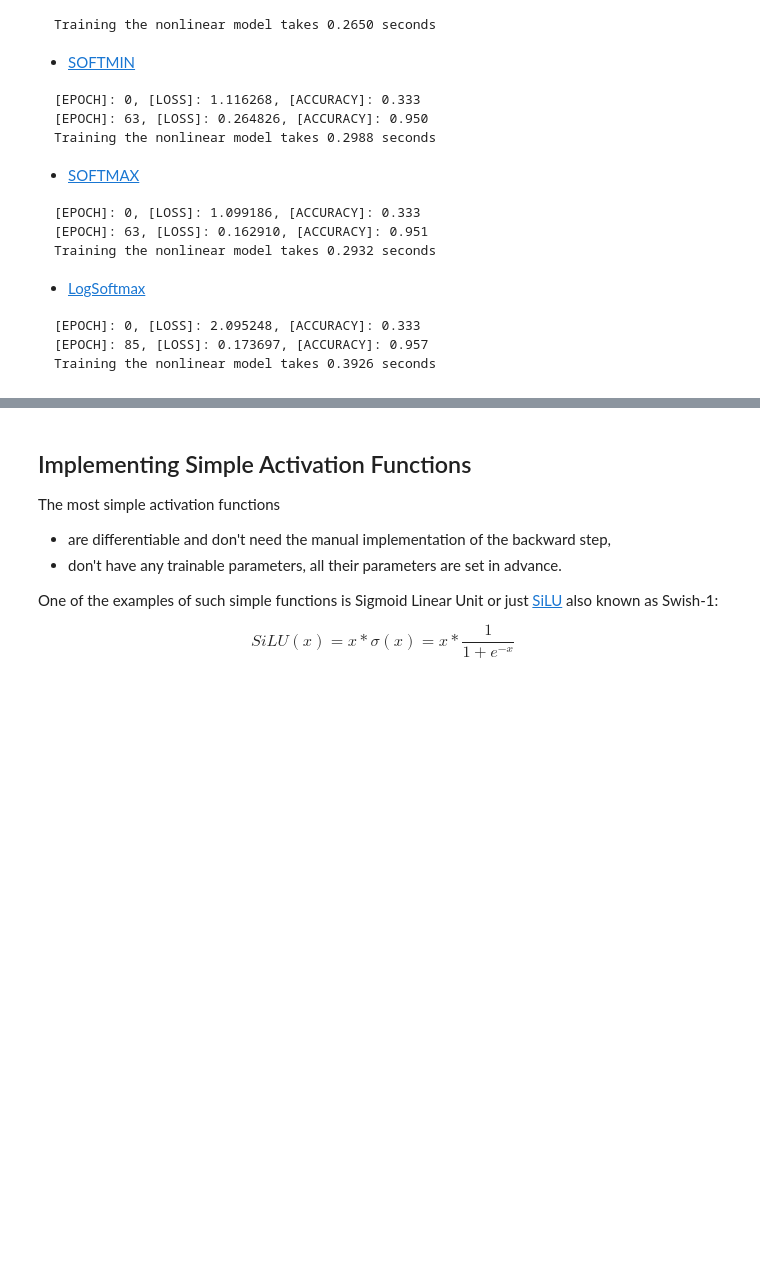
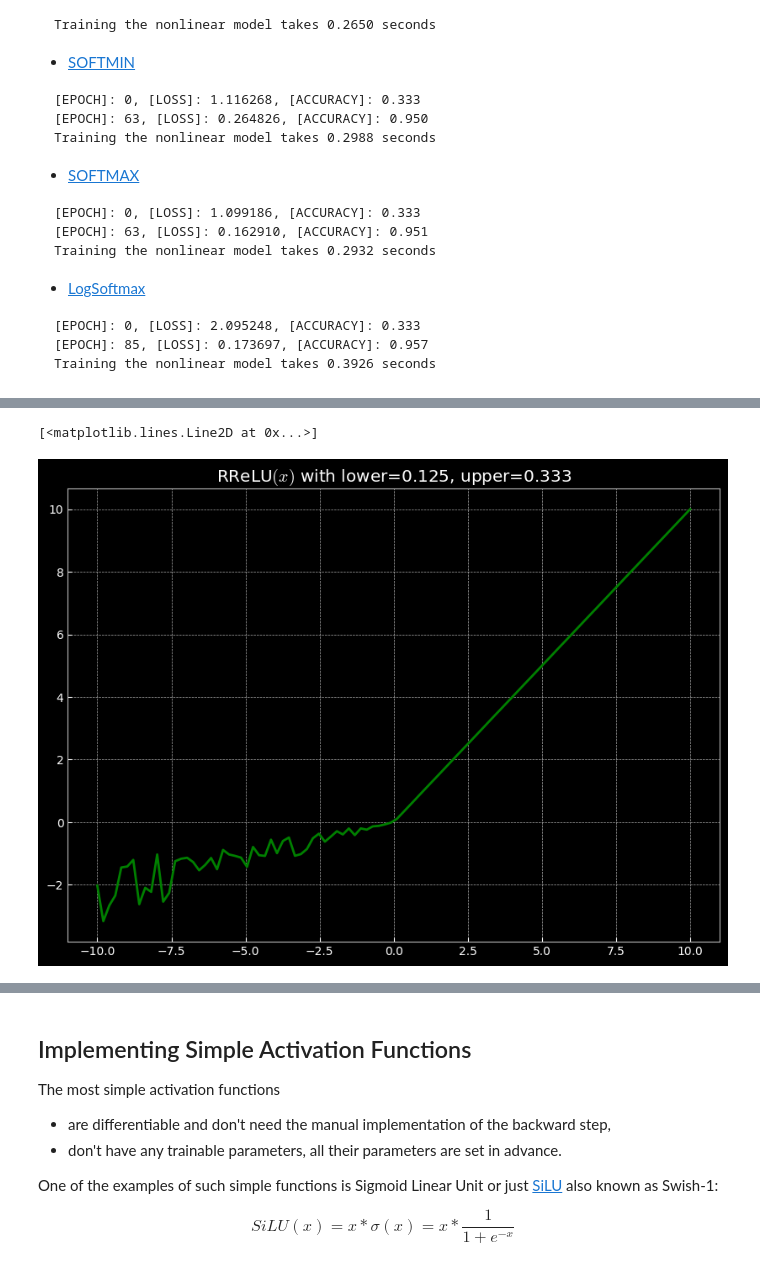
Before and after one commit to xevor11/SURF-TF-Model, a Jupyter notebook: DL4spiral-classification.ipynb, the cells around one changed output, grey strips where cells are left out. Drawn from its saved outputs; the diff is of its cells as text; code cells hidden in the pictures; blank space fills up the shorter version.

```diff
--- a/DL4spiral-classification.ipynb
+++ b/DL4spiral-classification.ipynb
@@ -378,0 +577,18 @@ Training the nonlinear model takes 0.3926 seconds
+# %%
+def rrelu(x, lower=0.125, upper=0.333):
+    if x >= 0:
+        return x
+    else:
+        return np.random.uniform(lower, upper) * x
+
+fig = plt.figure(figsize=(10,7))
+ax = plt.axes()
+
+plt.title(r"RReLU$(x)$ with lower={}, upper={}".format(0.125, 0.333))
+
+xx = np.linspace(-10, 10, 100)
+yy = [rrelu(x, lower=0.125, upper=0.333) for x in xx]
+ax.plot(xx, yy, '-g')
+# %% [output]
+[<matplotlib.lines.Line2D at 0x...>]
+[figure, added]
```
Also changed, not shown: parts of 40 cells of this notebook.
